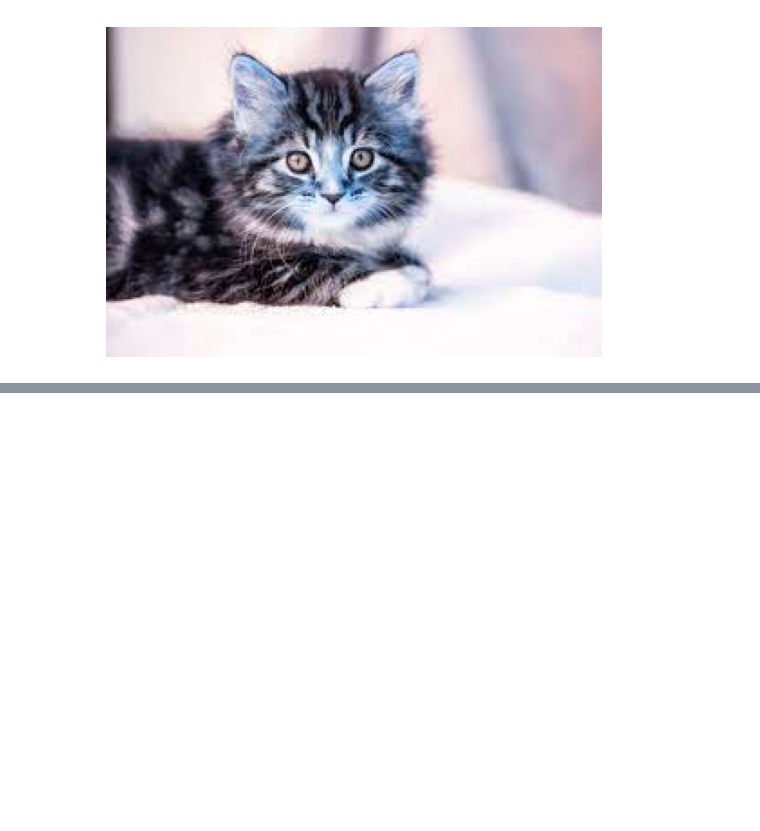
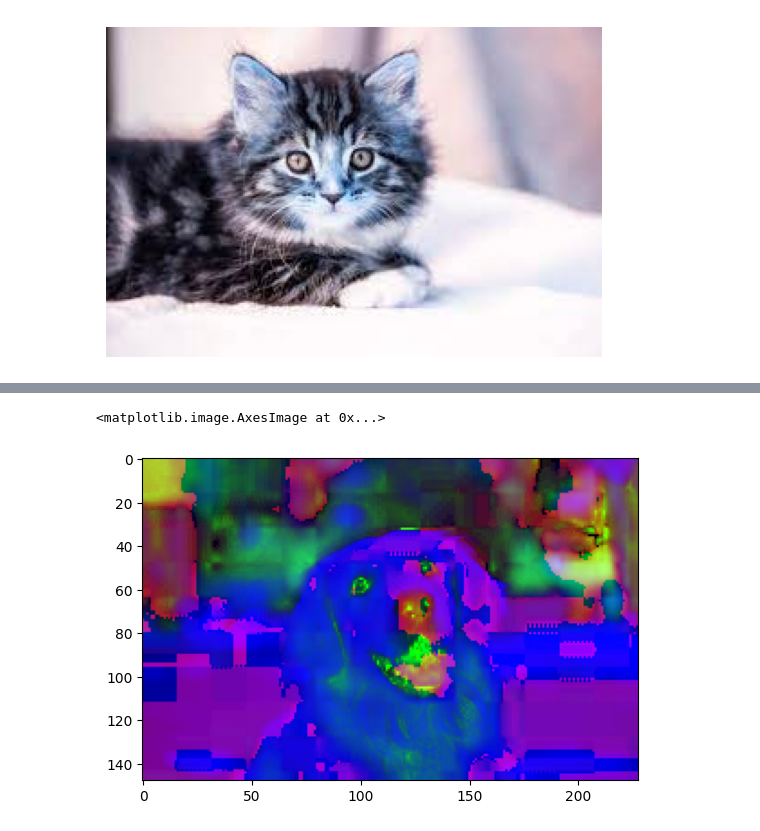
Before and after one commit to md-mojammel4761/deep-learning-explorations, a Jupyter notebook: data_augmentation/data_aug.ipynb, the cells around one changed output, grey strips where cells are left out. Cells and saved outputs as stored; diff of their text form; code cells hidden in the pictures; blank space fills up the shorter version.

```diff
--- a/data_augmentation/data_aug.ipynb
+++ b/data_augmentation/data_aug.ipynb
@@ -62,0 +134,7 @@ plt.show()
+# %%
+bgr_img = cv2.imread('image/download.jpg')
+hsv_img = cv2.cvtColor(bgr_img, cv2.COLOR_BGR2HSV)
+plt.imshow(hsv_img)
+# %% [output]
+<matplotlib.image.AxesImage at 0x...>
+[figure, added]
```
Also changed, not shown: parts of 4 cells of this notebook.
